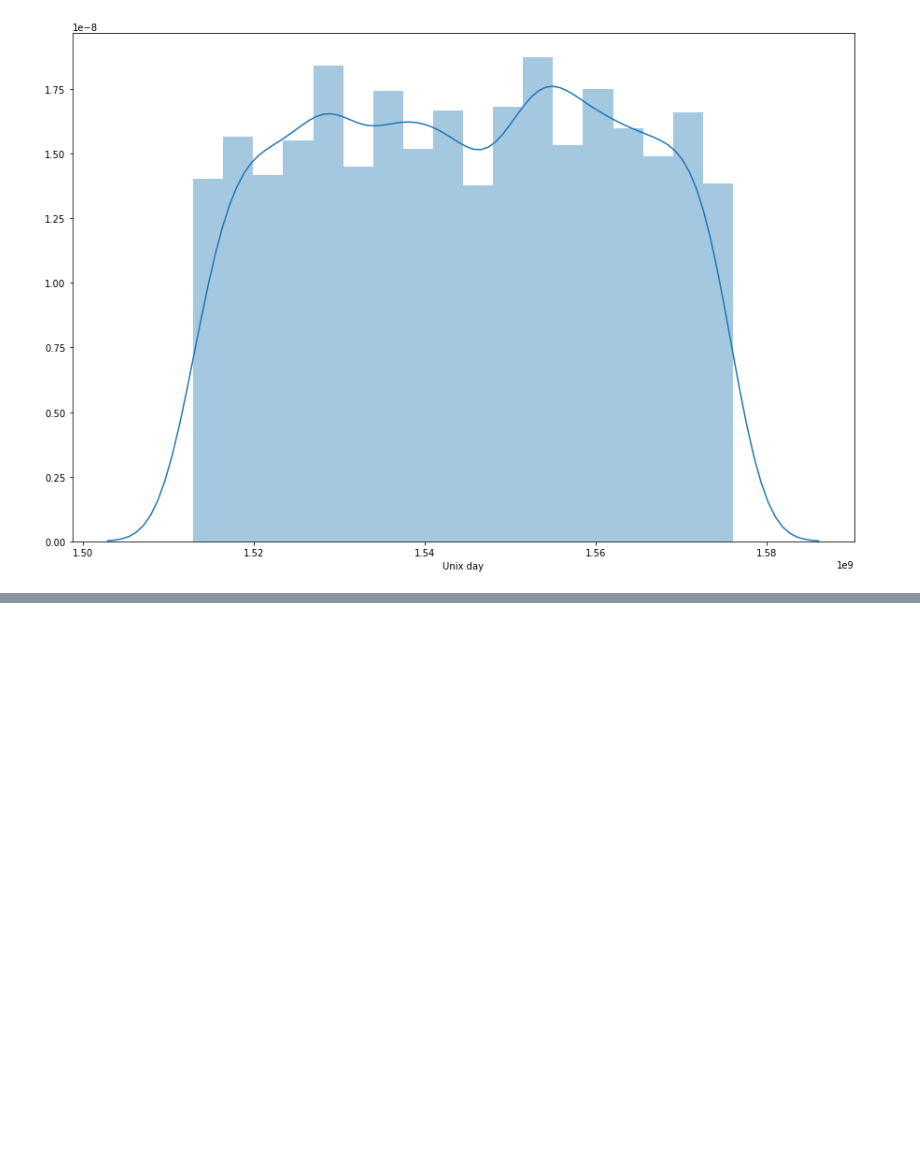
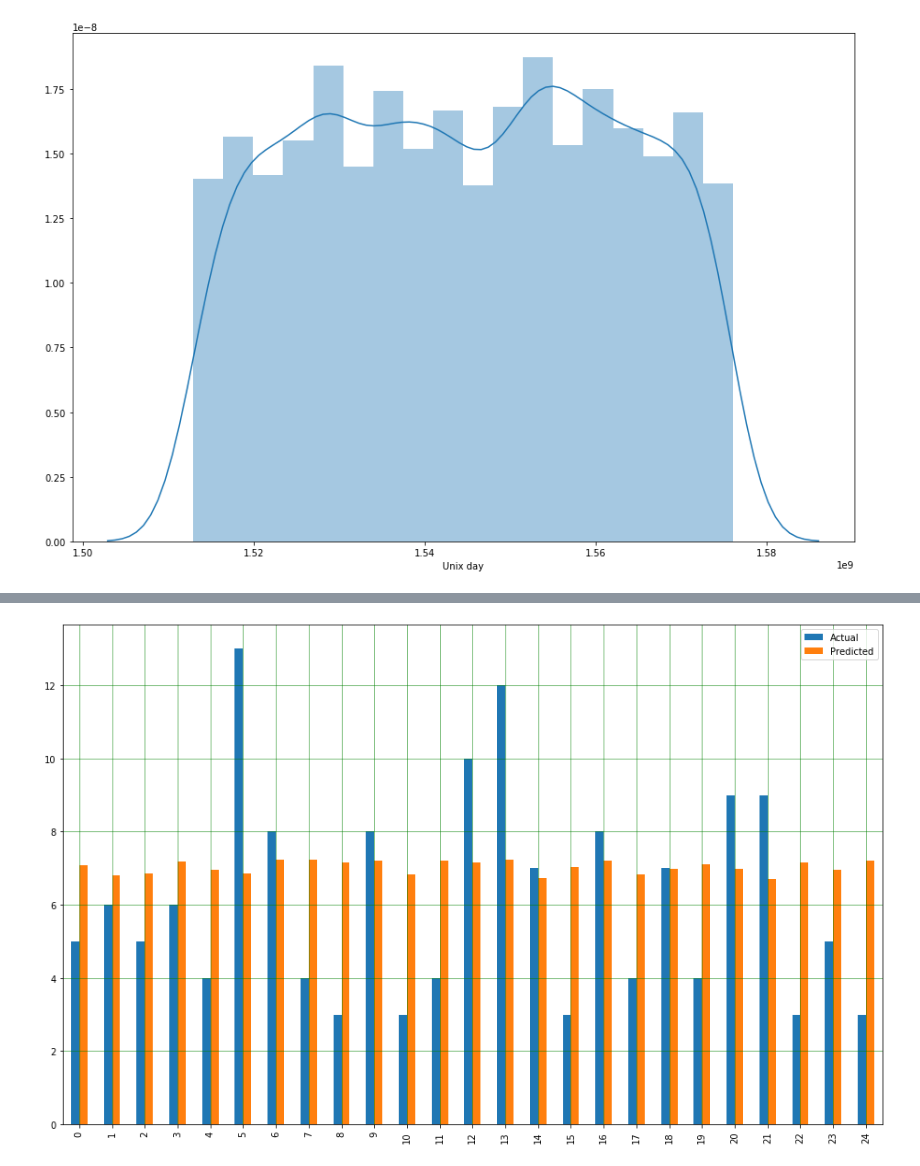
Before and after one commit to OneHandKlap/ATM-Analysis, a Jupyter notebook: unixday-num.ipynb, the cells around one changed output, grey strips where cells are left out. Drawn from its saved outputs; the diff is of its cells as text; code cells hidden in the pictures; blank space fills up the shorter version.

```diff
--- a/unixday-num.ipynb
+++ b/unixday-num.ipynb
@@ -53,7 +52,10 @@ seabornInstance.distplot(dataset['Unix day'])
 <matplotlib.axes._subplots.AxesSubplot at 0x...>
 [figure]
 # %%
-X=keys #individual days over a two year period will be our attribute set
-Y=vals #number of transactions will be our label set (ie. what we want to predict)
+X=np.array(keys).reshape(-1,1) #individual days over a two year period will be our attribute set
+y=np.array(vals).reshape(-1,1) #number of transactions will be our label set (ie. what we want to predict)
 # %%
 X_train, X_test, y_train, y_test = train_test_split(X, y, test_size=0.2, random_state=0)
+# %%
+regressor = LinearRegression()
+regressor.fit(X_train, y_train) #training the algorithm
@@ -59,0 +70,5 @@ X_train, X_test, y_train, y_test = train_test_split(X, y, test_size=0.2, random_
+# %%
+y_pred = regressor.predict(X_test)
+# %%
+df = pd.DataFrame({'Actual': y_test.flatten(), 'Predicted': y_pred.flatten()})
+print(df)
@@ -59,0 +90,8 @@ X_train, X_test, y_train, y_test = train_test_split(X, y, test_size=0.2, random_
+# %%
+df_head = df.head(25)
+df_head.plot(kind="bar",figsize=(16,10))
+plt.grid(which='major', linestyle='-', linewidth='0.5', color='green')
+plt.grid(which='minor', linestyle=':', linewidth='0.5', color='black')
+plt.show()
+# %% [output]
+[figure, added]
```
Also changed, not shown: parts of 6 cells of this notebook, 1 other file.
